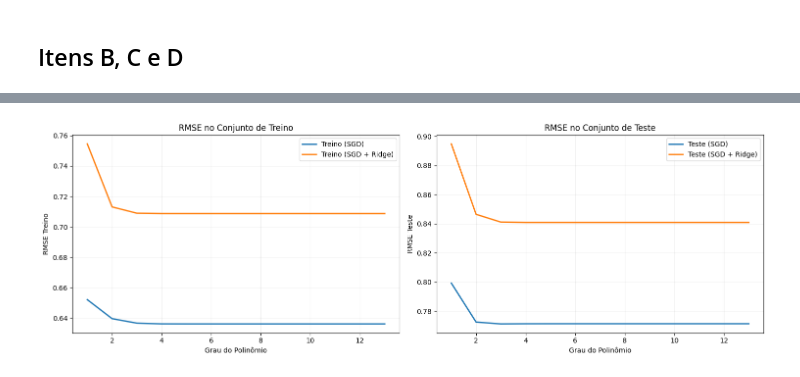
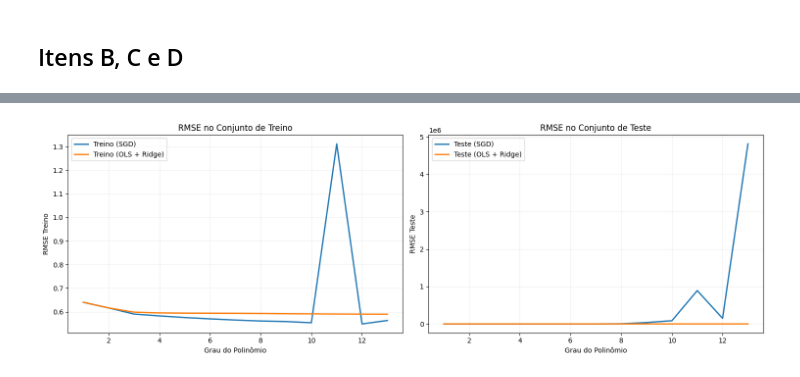
Before and after one commit to joaomarcosmb/ml-ufc, a Jupyter notebook: lista-01/Lista01_AM.ipynb, the cells around one changed output, grey strips where cells are left out. Drawn from its saved outputs; the diff is of its cells as text; code cells hidden in the pictures.

```diff
--- a/lista-01/Lista01_AM.ipynb
+++ b/lista-01/Lista01_AM.ipynb
@@ -293,0 +274,4 @@ X_train, y_train, X_test, y_test = train_test_split(X_scaled, y_scaled)
+# %%
+inputScaler = MinMaxScaler()
+X_train_scaled = inputScaler.fit_transform(X_train)
+X_test_scaled = inputScaler.transform(X_test)
@@ -294,2 +291,6 @@ X_train, y_train, X_test, y_test = train_test_split(X_scaled, y_scaled)
+# %%
+output_scaler = StandardScaler()
+y_train_scaled = output_scaler.fit_transform(y_train.reshape(-1, 1))
+y_test_scaled = output_scaler.transform(y_test.reshape(-1, 1))
 # %% [markdown]
 ## Itens B, C e D
@@ -514,56 +346,68 @@ def train_polynomial_model(X_train, y_train, X_test, y_test, max_degree=13,
   rmse_test_list = []
 
   for degree in range(1, max_degree + 1):
-    X_train_poly = build_interaction_features_up_to_degree(X_train, degree)
-    X_test_poly = build_interaction_features_up_to_degree(X_test, degree)
+    X_train_poly = build_polynomial_features_up_to_degree(X_train, degree)
+    X_test_poly = build_polynomial_features_up_to_degree(X_test, degree)
 
     # Realiza o treino
-    w = fit_sgd_ridge(X_train_poly, y_train, alpha=alpha, lmbda=lmbda,
-                      batch_size=nbatch_size)
+    w = solve_ridge_ols(X_train_poly, y_train, lmbda=lmbda)
 
     # Realiza as predições
     y_hat_train = X_train_poly @ w
     y_hat_test = X_test_poly @ w
 
     # Desnormaliza as saídas
-    y_hat_train = output_scaler.inverse_transform(y_hat_train)
-    y_hat_test = output_scaler.inverse_transform(y_hat_test)
+    y_hat_train_original = output_scaler.inverse_transform(y_hat_train.reshape(-1, 1)).ravel()
+    y_hat_test_original = output_scaler.inverse_transform(y_hat_test.reshape(-1, 1)).ravel()
+    y_train_original = output_scaler.inverse_transform(y_train.reshape(-1, 1)).ravel()
+    y_test_original = output_scaler.inverse_transform(y_test.reshape(-1, 1)).ravel()
 
     # Calcula RMSE
-    rmse_train = np.sqrt(calc_mse(X_train_poly, y_train_denorm, y_hat_train))
-    rmse_test = np.sqrt(calc_mse(X_test_poly, y_test_denorm, y_hat_test))
+    rmse_train = np.sqrt(calc_mse(X_train_poly, y_train_original, y_hat_train_original))
+    rmse_test = np.sqrt(calc_mse(X_test_poly, y_test_original, y_hat_test_original))
 
     rmse_train_list.append(rmse_train)
     rmse_test_list.append(rmse_test)
 
   return rmse_train_list, rmse_test_list
 # %%
-rmse_train_list, rmse_test_list = train_polynomial_model(X_train, y_train, X_test, y_test)
-rmse_train_ridge_list, rmse_test_ridge_list = train_polynomial_model(X_train, y_train, X_test, y_test, lmbda=0.01)
+rmse_train_list, rmse_test_list = train_polynomial_model(
+    X_train_scaled,
+    y_train_scaled,
+    X_test_scaled,
+    y_test_scaled
+)
+rmse_train_ridge_list, rmse_test_ridge_list = train_polynomial_model(
+    X_train_scaled,
+    y_train_scaled,
+    X_test_scaled,
+    y_test_scaled,
+    lmbda=0.01
+)
 # %%
 plt.figure(figsize=(15, 5))
 
 # Gráfico de treino
 plt.subplot(1, 2, 1)
 plt.plot(degrees, rmse_train_list, linewidth=2, label='Treino (SGD)')
-plt.plot(degrees, rmse_train_ridge_list, linewidth=2, label='Treino (SGD + Ridge)')
+plt.plot(degrees, rmse_train_ridge_list, linewidth=2, label='Treino (OLS + Ridge)')
 plt.xlabel('Grau do Polinômio')
 plt.ylabel('RMSE Treino')
 plt.title('RMSE no Conjunto de Treino')
 plt.legend()
 plt.grid(True, alpha=0.2)
 
 # Gráfico de teste
 plt.subplot(1, 2, 2)
 plt.plot(degrees, rmse_test_list, linewidth=2, label='Teste (SGD)')
-plt.plot(degrees, rmse_test_ridge_list, linewidth=2, label='Teste (SGD + Ridge)')
+plt.plot(degrees, rmse_test_ridge_list, linewidth=2, label='Teste (OLS + Ridge)')
 plt.xlabel('Grau do Polinômio')
 plt.ylabel('RMSE Teste')
 plt.title('RMSE no Conjunto de Teste')
 plt.legend()
 plt.grid(True, alpha=0.2)
 
 plt.tight_layout()
 plt.show()
 # %% [output]
-[figure, old version]
+[figure, new version]
```
Also changed, not shown: parts of 23 cells of this notebook.
